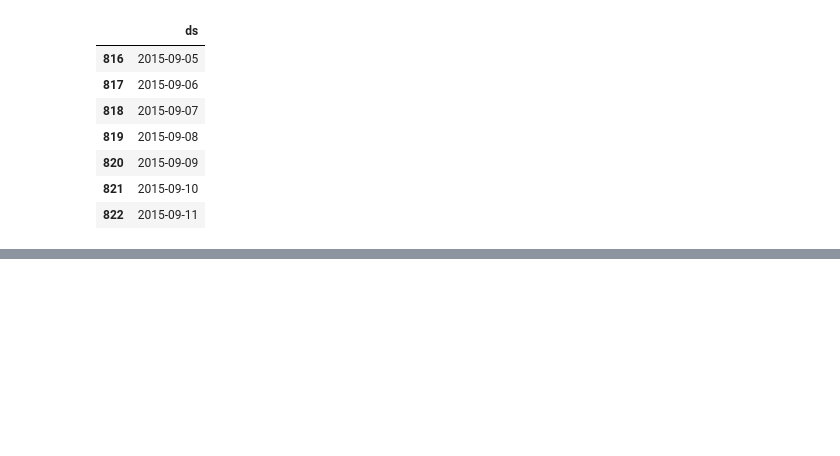
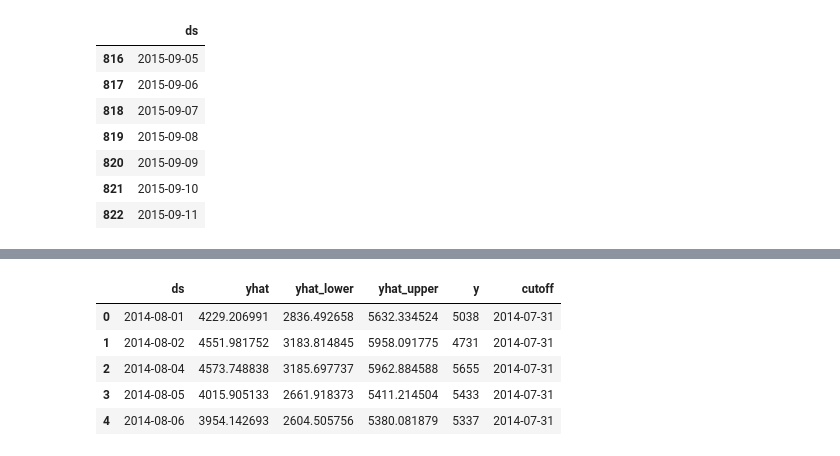
Before and after one commit to AbdurRehman1234/FYPSalesforecasting, a Jupyter notebook: project.ipynb, the cells around one changed output, grey strips where cells are left out. Drawn from its saved outputs; the diff is of its cells as text; code cells hidden in the pictures; blank space fills up the shorter version.

```diff
--- a/project.ipynb
+++ b/project.ipynb
@@ -516,0 +529,4 @@ forecastsales[['ds','yhat','yhat_lower', 'yhat_upper']].tail(7)
+# %%
+check = cross_validation(fbmodel, initial='540 days', period='180 days', horizon='365 days')
+check.head()
+# %% [output]
@@ -516,0 +534,6 @@ forecastsales[['ds','yhat','yhat_lower', 'yhat_upper']].tail(7)
+|  | ds | yhat | yhat_lower | yhat_upper | y | cutoff |
+| 0 | 2014-08-01 | 4229.206991 | 2836.492658 | 5632.334524 | 5038 | 2014-07-31 |
+| 1 | 2014-08-02 | 4551.981752 | 3183.814845 | 5958.091775 | 4731 | 2014-07-31 |
+| 2 | 2014-08-04 | 4573.748838 | 3185.697737 | 5962.884588 | 5655 | 2014-07-31 |
+| 3 | 2014-08-05 | 4015.905133 | 2661.918373 | 5411.214504 | 5433 | 2014-07-31 |
+| 4 | 2014-08-06 | 3954.142693 | 2604.505756 | 5380.081879 | 5337 | 2014-07-31 |
```
Also changed, not shown: parts of 9 cells of this notebook, 2 other files.
